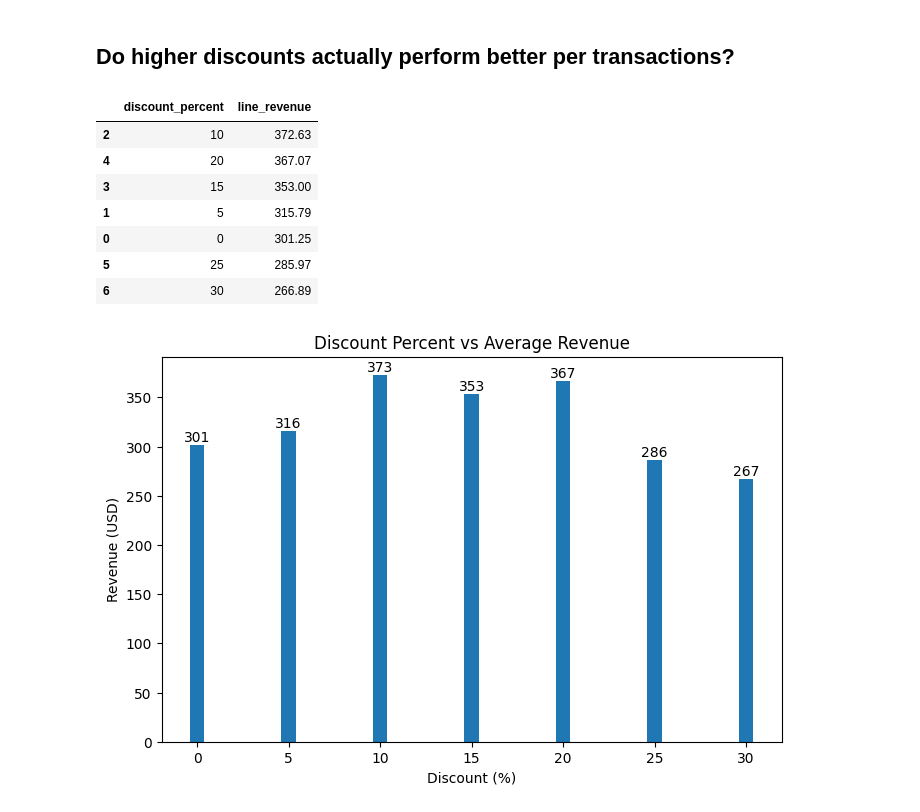
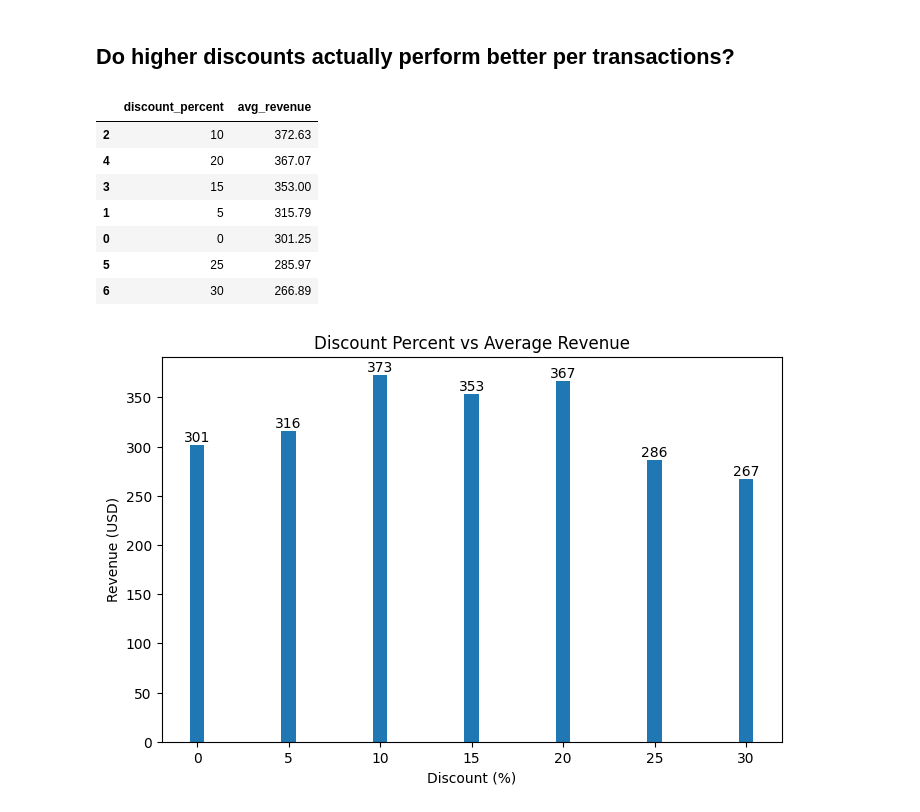
Before and after one commit to carloshurtadop9/Ecommerce-Project, a Jupyter notebook: Untitled-1.ipynb, the cells around one changed output. Cells and saved outputs as stored; diff of their text form; code cells hidden in the pictures.

```diff
--- a/Untitled-1.ipynb
+++ b/Untitled-1.ipynb
@@ -257,9 +259,11 @@ The first table, discount vs frequency, describes that there are 7 different dis
 # %%
 discount_vs_average = order_items.groupby('discount_percent')['line_revenue'].mean().reset_index().round(2).sort_values('line_revenue', ascending=False)
 
+discount_vs_average.rename(columns={'line_revenue': 'avg_revenue'}, inplace=True)
+
 discount_vs_average.head(7)
 # %% [output]
-|  | discount_percent | line_revenue |
+|  | discount_percent | avg_revenue |
 | 2 | 10 | 372.63 |
 | 4 | 20 | 367.07 |
 | 3 | 15 | 353.00 |
```
Also changed, not shown: parts of 15 cells of this notebook.
